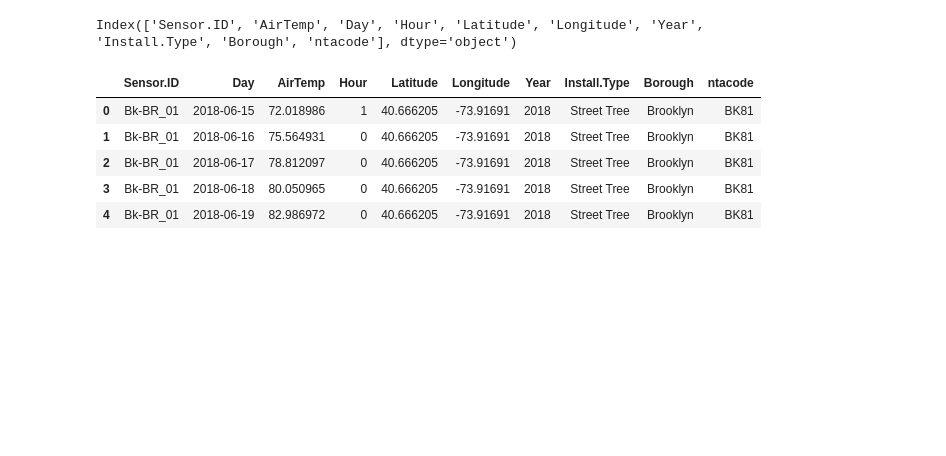
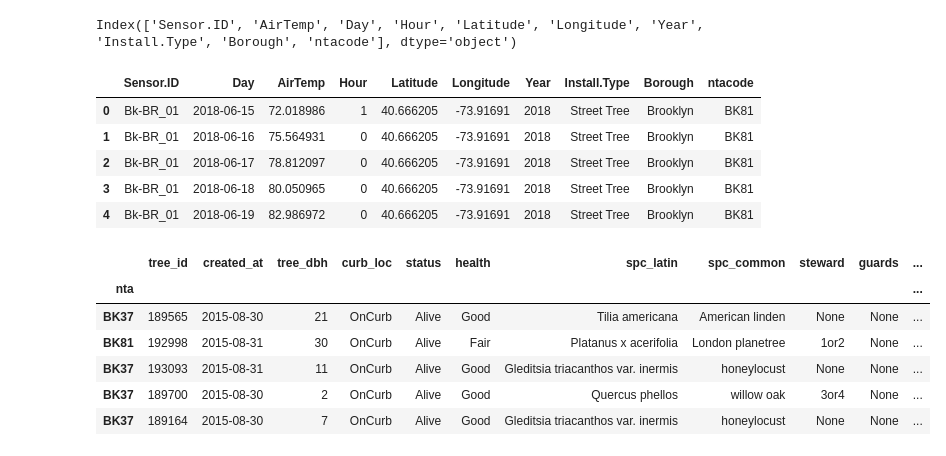
Before and after one commit to yaminivibha/DataMiningNYCTemps, a Jupyter notebook: lib/data-processing.ipynb, the cells around one changed output. Saved outputs shown, nothing was run; the diff lists cells and outputs as text; code cells hidden in the pictures; blank space fills up the shorter version.

```diff
--- a/lib/data-processing.ipynb
+++ b/lib/data-processing.ipynb
@@ -167,3 +167,17 @@ if 'ntacode' in daily_avg_temps.columns:
 # Trees has more NTA codes than temps, so we will filter temps to only include the NTA codes that are relevant to trees.
 relevant_nta_codes = daily_avg_temps['nta'].unique()
 trees_nta_filtered = trees[trees['nta'].isin(relevant_nta_codes)]
+# %%
+# Filter out trees that are stumps
+trees_nta_filtered = trees_nta_filtered[trees_nta_filtered['stump_diam'] == 0]
+trees_nta_filtered.drop(columns=['stump_diam'], inplace=True)
+# %%
+trees_nta_filtered.head()
+# %% [output]
+|  | tree_id | created_at | tree_dbh | curb_loc | status | health | spc_latin | spc_common | steward | guards | ... |
+| nta |  |  |  |  |  |  |  |  |  |  | ... |
+| BK37 | 189565 | 2015-08-30 | 21 | OnCurb | Alive | Good | Tilia americana | American linden | None | None | ... |
+| BK81 | 192998 | 2015-08-31 | 30 | OnCurb | Alive | Fair | Platanus x acerifolia | London planetree | 1or2 | None | ... |
+| BK37 | 193093 | 2015-08-31 | 11 | OnCurb | Alive | Good | Gleditsia triacanthos var. inermis | honeylocust | None | None | ... |
+| BK37 | 189700 | 2015-08-30 | 2 | OnCurb | Alive | Good | Quercus phellos | willow oak | 3or4 | None | ... |
+| BK37 | 189164 | 2015-08-30 | 7 | OnCurb | Alive | Good | Gleditsia triacanthos var. inermis | honeylocust | None | None | ... |
```
Also changed, not shown: parts of 8 cells of this notebook.
